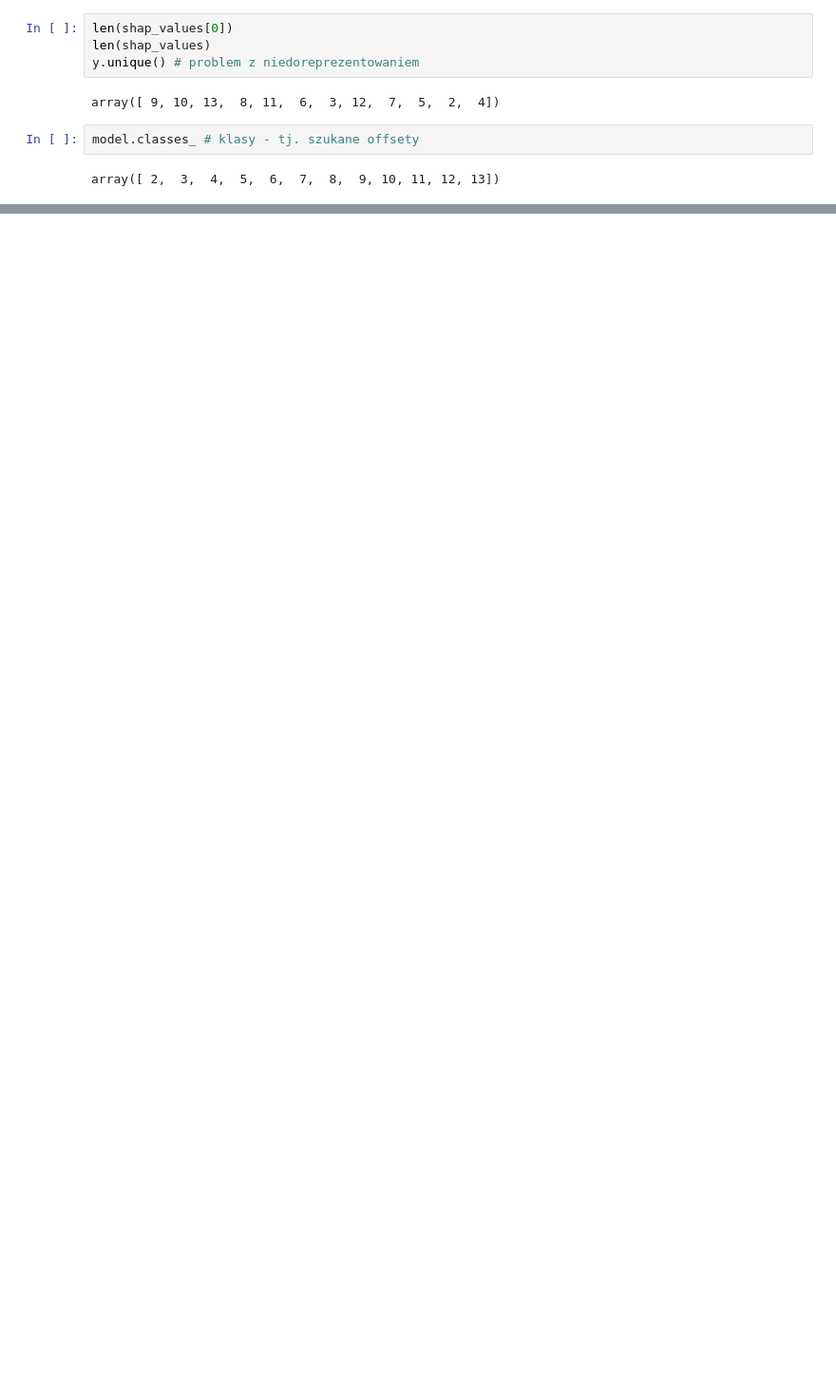
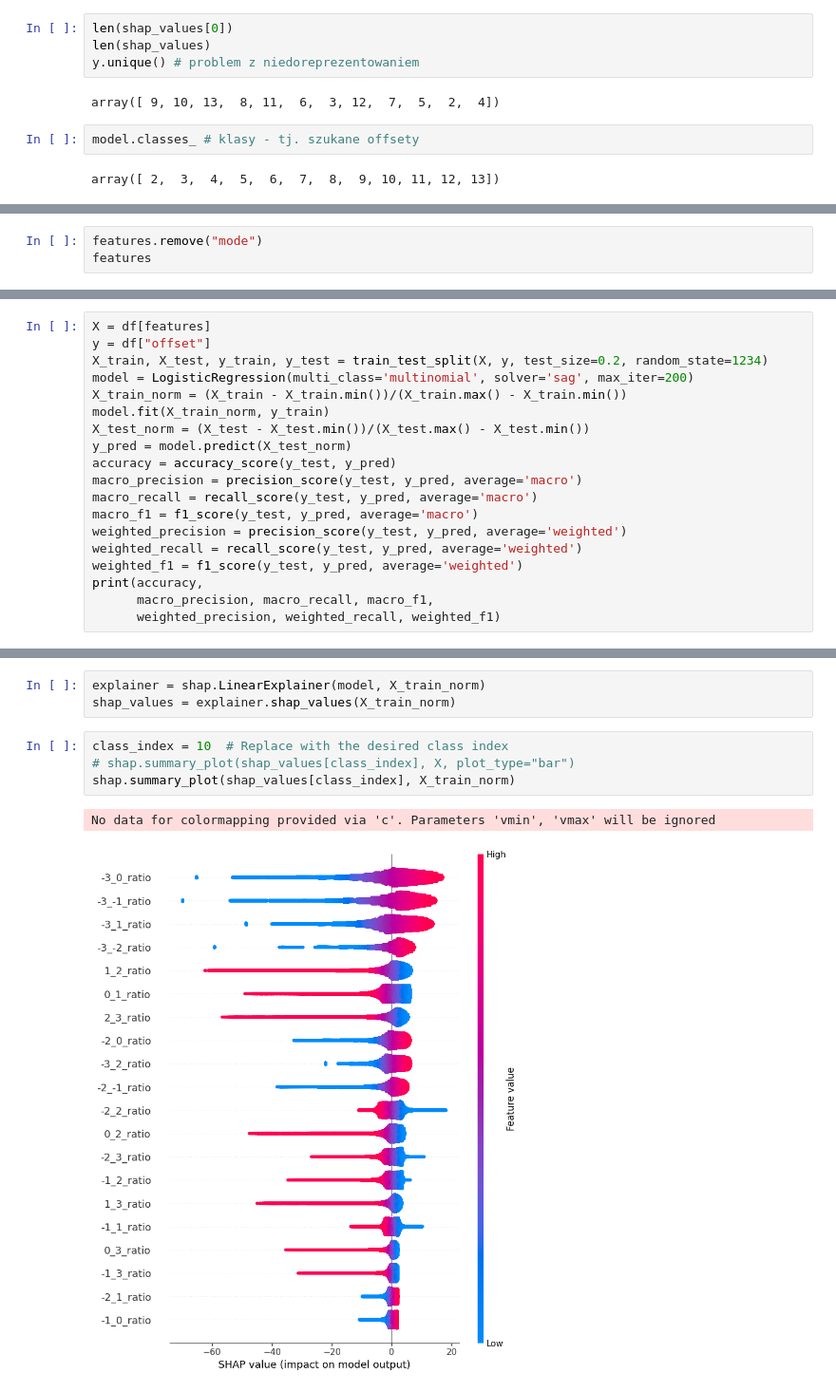
Before and after one commit to young-sudo/BIS-Lab3-MS, a Jupyter notebook: projekt.ipynb, the cells around one changed output, grey strips where cells are left out. Shown at 95% size. Saved outputs shown, nothing was run; the diff lists cells and outputs as text; blank space fills up the shorter version.

```diff
--- a/projekt.ipynb
+++ b/projekt.ipynb
@@ -231,0 +232,3 @@ array([ 2,  3,  4,  5,  6,  7,  8,  9, 10, 11, 12, 13])
+# %%
+features.remove("mode")
+features
@@ -231,0 +253,19 @@ array([ 2,  3,  4,  5,  6,  7,  8,  9, 10, 11, 12, 13])
+# %%
+X = df[features]
+y = df["offset"]
+X_train, X_test, y_train, y_test = train_test_split(X, y, test_size=0.2, random_state=1234)
+model = LogisticRegression(multi_class='multinomial', solver='sag', max_iter=200)
+X_train_norm = (X_train - X_train.min())/(X_train.max() - X_train.min())
+model.fit(X_train_norm, y_train)
+X_test_norm = (X_test - X_test.min())/(X_test.max() - X_test.min())
+y_pred = model.predict(X_test_norm)
+accuracy = accuracy_score(y_test, y_pred)
+macro_precision = precision_score(y_test, y_pred, average='macro')
+macro_recall = recall_score(y_test, y_pred, average='macro')
+macro_f1 = f1_score(y_test, y_pred, average='macro')
+weighted_precision = precision_score(y_test, y_pred, average='weighted')
+weighted_recall = recall_score(y_test, y_pred, average='weighted')
+weighted_f1 = f1_score(y_test, y_pred, average='weighted')
+print(accuracy,
+      macro_precision, macro_recall, macro_f1,
+      weighted_precision, weighted_recall, weighted_f1)
@@ -231,0 +274,10 @@ array([ 2,  3,  4,  5,  6,  7,  8,  9, 10, 11, 12, 13])
+# %%
+explainer = shap.LinearExplainer(model, X_train_norm)
+shap_values = explainer.shap_values(X_train_norm)
+# %%
+class_index = 10  # Replace with the desired class index
+# shap.summary_plot(shap_values[class_index], X, plot_type="bar")
+shap.summary_plot(shap_values[class_index], X_train_norm)
+# %% [output]
+No data for colormapping provided via 'c'. Parameters 'vmin', 'vmax' will be ignored
+[figure, added]
```
Also changed, not shown: parts of 20 cells of this notebook.
